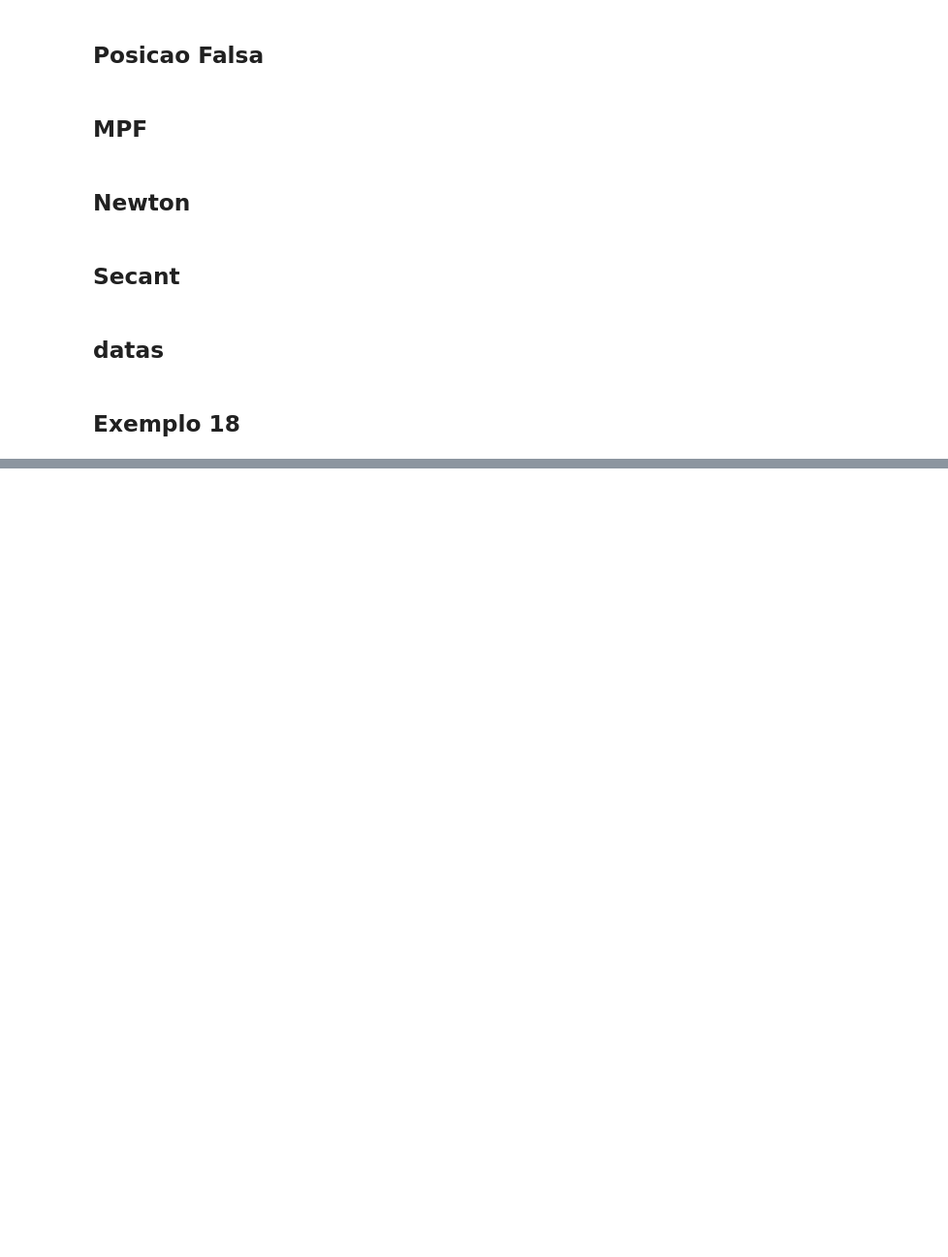
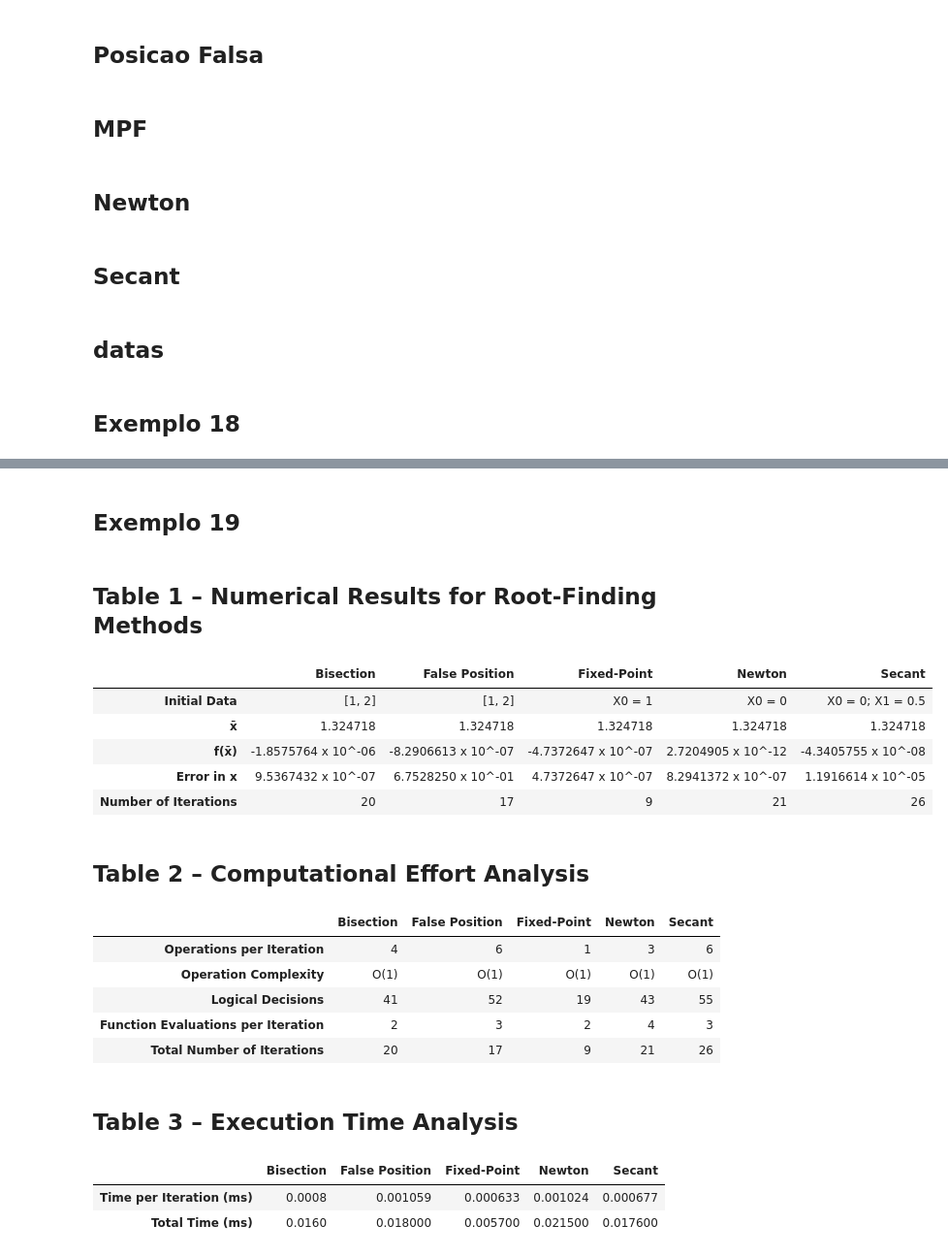
Before and after one commit to mauricioaires30/Matematica-Computacional, a Jupyter notebook: trabalho_02_1.ipynb, the cells around one changed output, grey strips where cells are left out. Shown at 97% size. Drawn from its saved outputs; the diff is of its cells as text; code cells hidden in the pictures; blank space fills up the shorter version.

```diff
--- a/trabalho_02_1.ipynb
+++ b/trabalho_02_1.ipynb
@@ -632,0 +626,34 @@ print_tables(numerical_data, effort_data, time_data)
+# %% [markdown]
+## Exemplo 19
+# %%
+example_function = lambda x: x**3 - x - 1
+fixed_point_iteration_function = lambda x: (x + 1)**(1/3)
+interval = [1, 2]
+stopping_crit_1 = stopping_crit_2 = 10**-6
+
+numerical_data["bisection"], effort_data["bisection"], time_data["bisection"] = bisection(example_function, interval, stopping_crit_1, 7)
+numerical_data["false_position"], effort_data["false_position"], time_data["false_position"] = false_position(example_function, interval, stopping_crit_1, stopping_crit_2, 7)
+numerical_data["fixed_point"], effort_data["fixed_point"], time_data["fixed_point"] = fixed_point(example_function, fixed_point_iteration_function, 1, stopping_crit_1, stopping_crit_2, 7)
+numerical_data["newton"], effort_data["newton"], time_data["newton"] = newton(example_function, 0, stopping_crit_1, stopping_crit_2, 7)
+numerical_data["secant"], effort_data["secant"], time_data["secant"] = secant(example_function, 0, .5, stopping_crit_1, stopping_crit_2, 7)
+
+print_tables(numerical_data, effort_data, time_data)
+# %% [output]
+## Table 1 – Numerical Results for Root-Finding Methods
+|  | Bisection | False Position | Fixed-Point | Newton | Secant |
+| Initial Data | [1, 2] | [1, 2] | X0 = 1 | X0 = 0 | X0 = 0; X1 = 0.5 |
+| x̄ | 1.324718 | 1.324718 | 1.324718 | 1.324718 | 1.324718 |
+| f(x̄) | -1.8575764 x 10^-06 | -8.2906613 x 10^-07 | -4.7372647 x 10^-07 | 2.7204905 x 10^-12 | -4.3405755 x 10^-08 |
+| Error in x | 9.5367432 x 10^-07 | 6.7528250 x 10^-01 | 4.7372647 x 10^-07 | 8.2941372 x 10^-07 | 1.1916614 x 10^-05 |
+| Number of Iterations | 20 | 17 | 9 | 21 | 26 |
+## Table 2 – Computational Effort Analysis
+|  | Bisection | False Position | Fixed-Point | Newton | Secant |
+| Operations per Iteration | 4 | 6 | 1 | 3 | 6 |
+| Operation Complexity | O(1) | O(1) | O(1) | O(1) | O(1) |
+| Logical Decisions | 41 | 52 | 19 | 43 | 55 |
+| Function Evaluations per Iteration | 2 | 3 | 2 | 4 | 3 |
+| Total Number of Iterations | 20 | 17 | 9 | 21 | 26 |
+## Table 3 – Execution Time Analysis
+|  | Bisection | False Position | Fixed-Point | Newton | Secant |
+| Time per Iteration (ms) | 0.0008 | 0.001059 | 0.000633 | 0.001024 | 0.000677 |
+| Total Time (ms) | 0.0160 | 0.018000 | 0.005700 | 0.021500 | 0.017600 |
```
Also changed, not shown: parts of 14 cells of this notebook.
